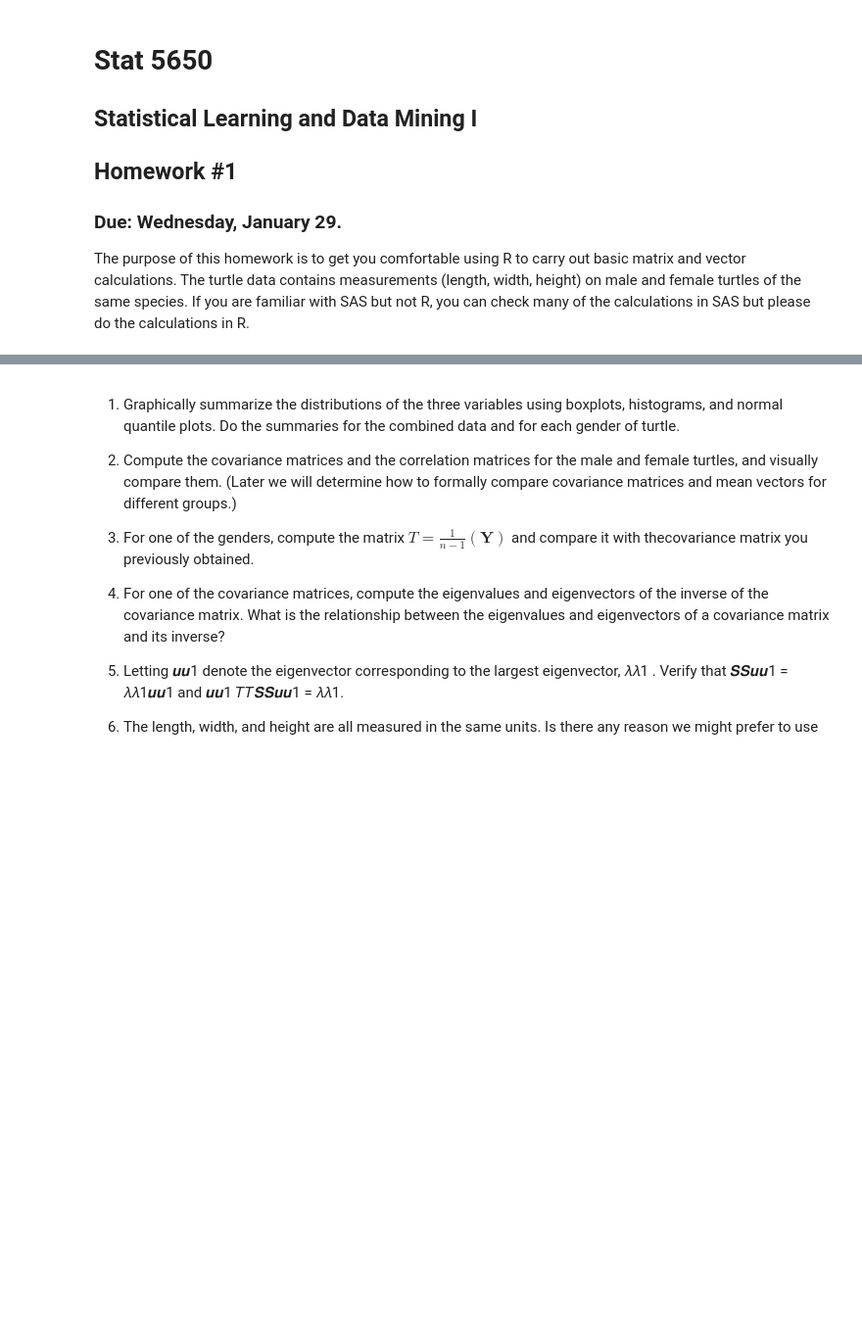
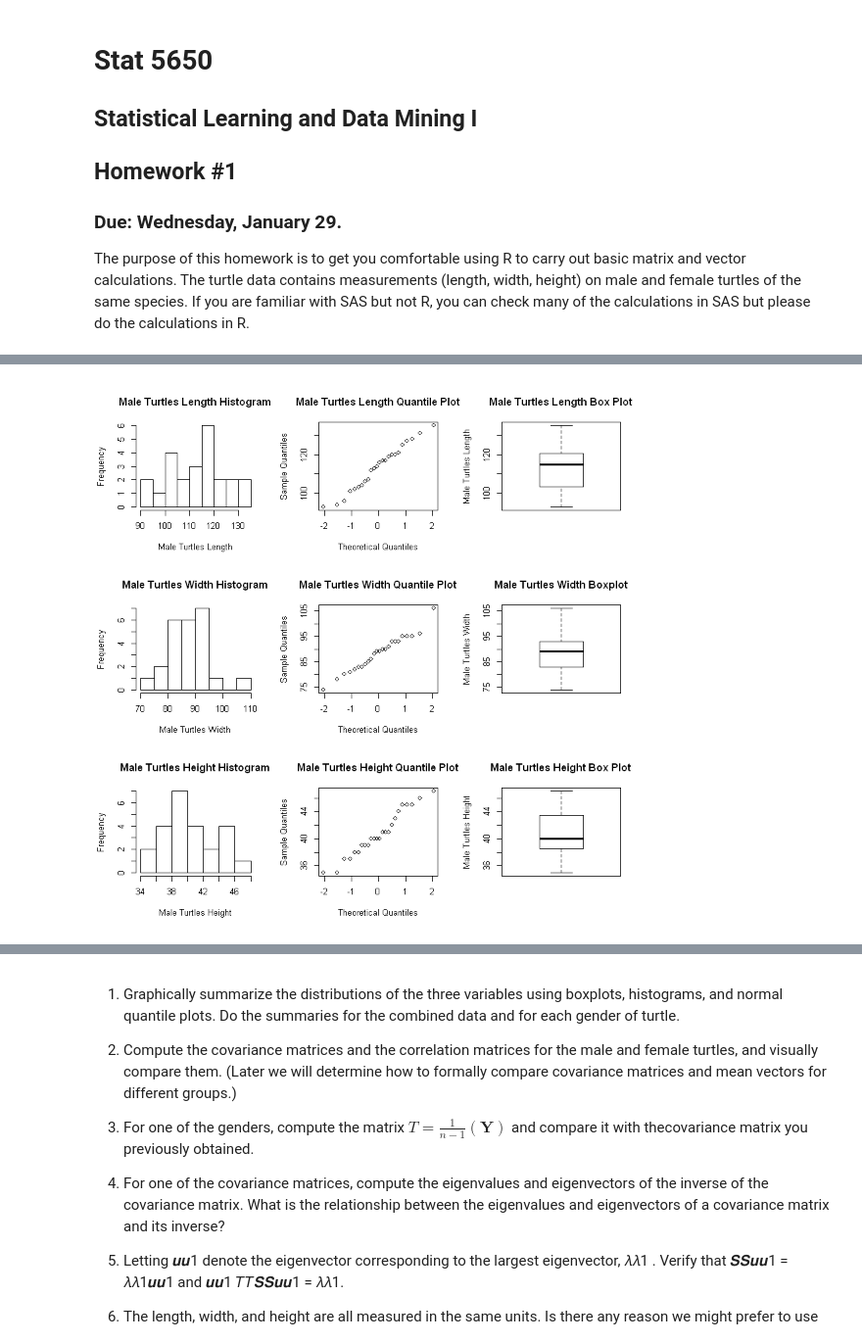
Before and after one commit to michael-huber2772/STAT5650, a Jupyter notebook: Assignments/Assignment1/Homework_1.ipynb, the cells around one changed output, grey strips where cells are left out. Shown at 98% size. Drawn from its saved outputs; the diff is of its cells as text; code cells hidden in the pictures; blank space fills up the shorter version.

```diff
--- a/Assignments/Assignment1/Homework_1.ipynb
+++ b/Assignments/Assignment1/Homework_1.ipynb
@@ -10,0 +17,3 @@ SAS but please do the calculations in R.
+# %%
+males <- turtles[turtles$Gender == 'male', 1:3]
+females <- turtles[turtles$Gender == 'female', 1:3]
@@ -10,0 +48,28 @@ SAS but please do the calculations in R.
+# %%
+par(mfrow=c(3,3))
+hist(males$Length,
+     main = 'Male Turtles Length Histogram',
+     xlab = 'Male Turtles Length')
+qqnorm(males$Length,
+       main = 'Male Turtles Length Quantile Plot')
+boxplot(males$Length,
+        main = 'Male Turtles Length Box Plot',
+        ylab = 'Male Turtles Length')
+hist(males$Width,
+     main = 'Male Turtles Width Histogram',
+     xlab = 'Male Turtles Width')
+qqnorm(males$Width,
+       main = 'Male Turtles Width Quantile Plot')
+boxplot(males$Width,
+        main = 'Male Turtles Width Boxplot',
+        ylab = 'Male Turtles Width')
+hist(males$Height,
+     main = 'Male Turtles Height Histogram',
+     xlab = 'Male Turtles Height')
+qqnorm(males$Height,
+       main = 'Male Turtles Height Quantile Plot')
+boxplot(males$Height,
+        main = 'Male Turtles Height Box Plot',
+        ylab = 'Male Turtles Height')
+# %% [output]
+[figure, added]
```
Also changed, not shown: parts of 4 cells of this notebook, 1 other file.
